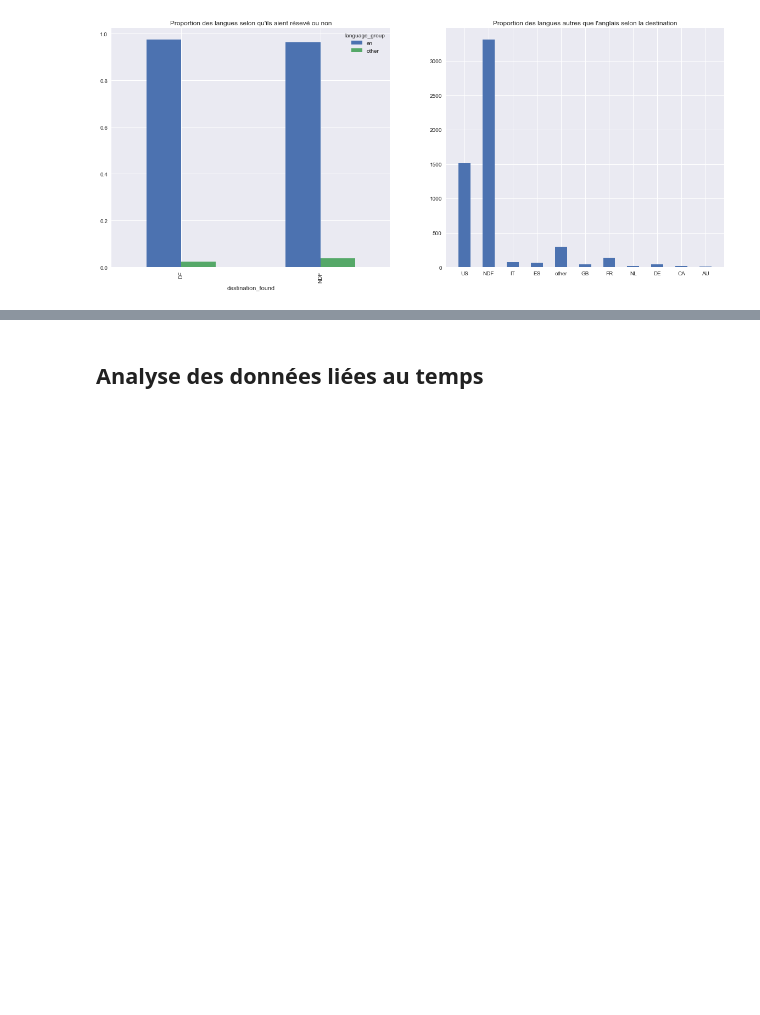
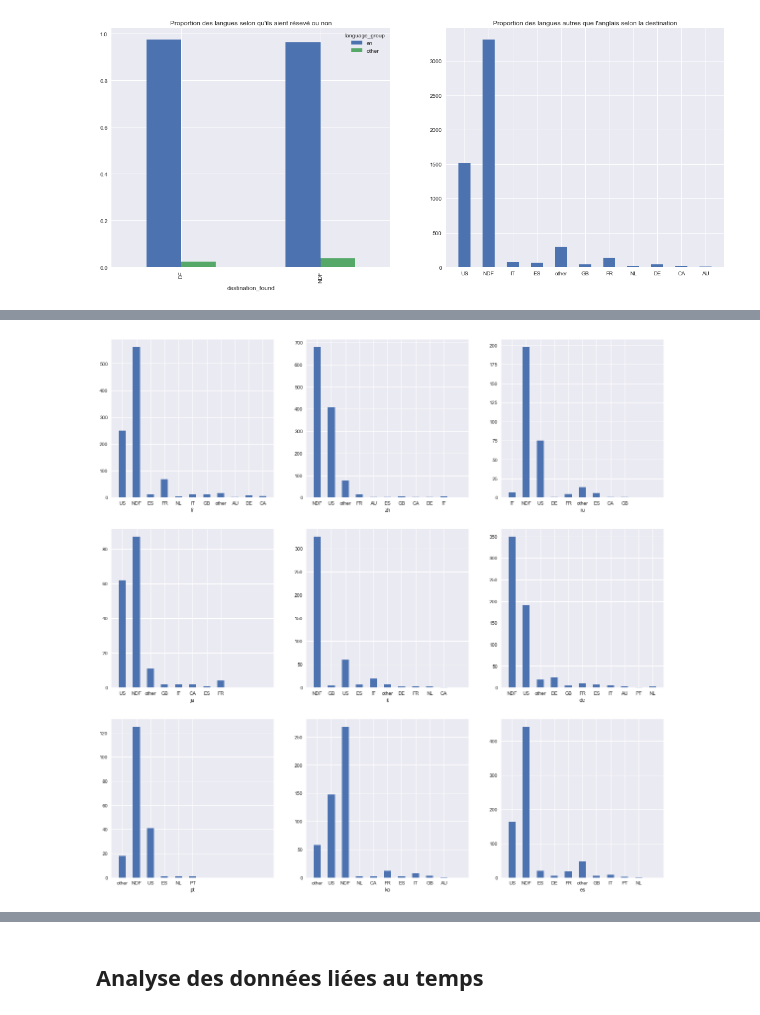
Before and after one commit to vesran/BookerGuess, a Jupyter notebook: _2_analyse_des_utilisateurs.ipynb, the cells around one changed output, grey strips where cells are left out. Drawn from its saved outputs; the diff is of its cells as text; code cells hidden in the pictures; blank space fills up the shorter version.

```diff
--- a/_2_analyse_des_utilisateurs.ipynb
+++ b/_2_analyse_des_utilisateurs.ipynb
@@ -230,0 +235,9 @@ users = users.drop('language_group', axis=1)
+# %%
+languages = ['fr', 'zh', 'ru', 'ja', 'it', 'de', 'pt', 'ko', 'es']
+f = plt.figure(figsize=(20, 20))
+for i, language in enumerate(languages):
+    f.add_subplot(3, 3, i+1)
+    plt.hist(users[users['language'] == language]['country_destination'], bins=np.arange(users['country_destination'].nunique())-0.5, rwidth=0.5)
+    plt.xlabel(language)
+# %% [output]
+[figure, added]
```
Also changed, not shown: parts of 10 cells of this notebook.
